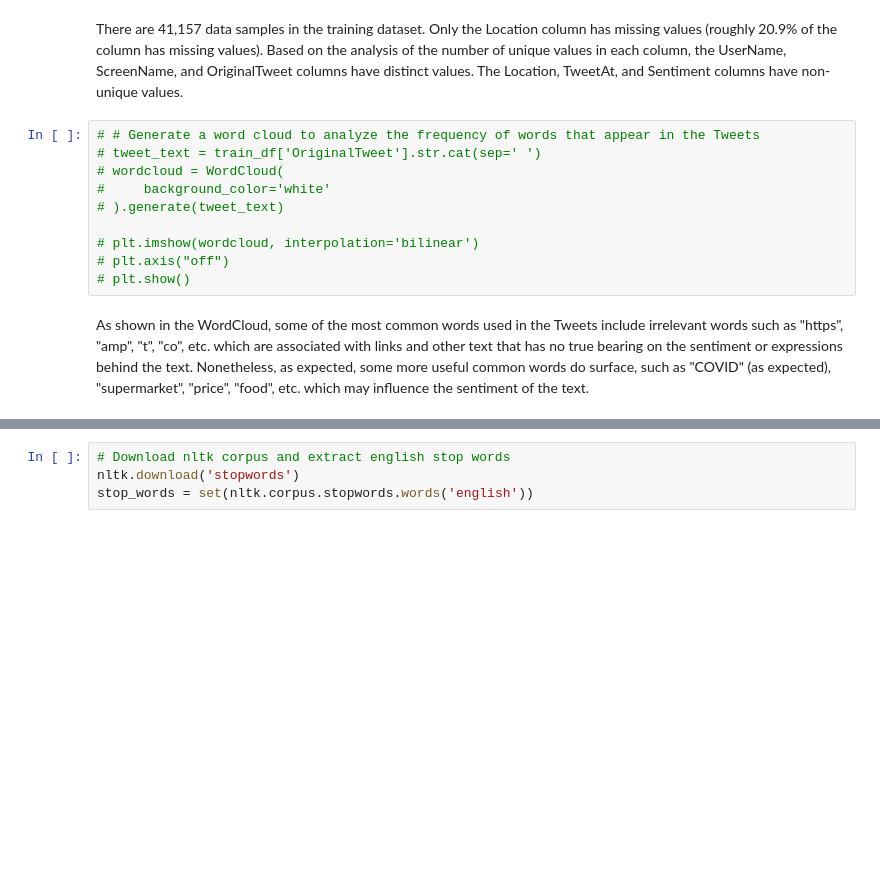
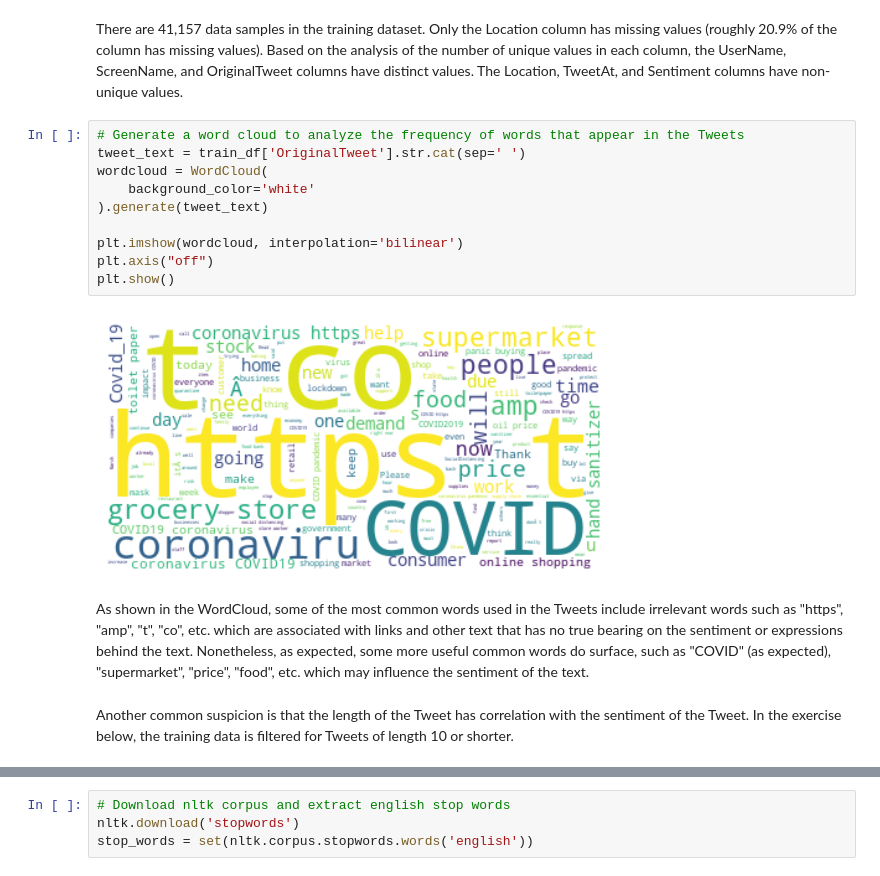
Before and after one commit to ALIENHZ1/ECE443_Term_Project, a Jupyter notebook: Covid/The_Sigmoid_Squad_Dataset4_3CLASSES.ipynb, the cells around one changed output, grey strips where cells are left out. Saved outputs shown, nothing was run; the diff lists cells and outputs as text; blank space fills up the shorter version.

```diff
--- a/Covid/The_Sigmoid_Squad_Dataset4_3CLASSES.ipynb
+++ b/Covid/The_Sigmoid_Squad_Dataset4_3CLASSES.ipynb
@@ -134,14 +134,18 @@ Number of duplicate samples: 0
 # %% [markdown]
 There are 41,157 data samples in the training dataset. Only the Location column has missing values (roughly 20.9% of the column has missing values). Based on the analysis of the number of unique values in each column, the UserName, ScreenName, and OriginalTweet columns have distinct values. The Location, TweetAt, and Sentiment columns have non-unique values.
 # %%
-# # Generate a word cloud to analyze the frequency of words that appear in the Tweets
-# tweet_text = train_df['OriginalTweet'].str.cat(sep=' ')
-# wordcloud = WordCloud(
-#     background_color='white'
-# ).generate(tweet_text)
+# Generate a word cloud to analyze the frequency of words that appear in the Tweets
+tweet_text = train_df['OriginalTweet'].str.cat(sep=' ')
+wordcloud = WordCloud(
+    background_color='white'
+).generate(tweet_text)
 
-# plt.imshow(wordcloud, interpolation='bilinear')
-# plt.axis("off")
-# plt.show()
+plt.imshow(wordcloud, interpolation='bilinear')
+plt.axis("off")
+plt.show()
+# %% [output]
+[figure, added]
 # %% [markdown]
 As shown in the WordCloud, some of the most common words used in the Tweets include irrelevant words such as "https", "amp", "t", "co", etc. which are associated with links and other text that has no true bearing on the sentiment or expressions behind the text. Nonetheless, as expected, some more useful common words do surface, such as "COVID" (as expected), "supermarket", "price", "food", etc. which may influence the sentiment of the text.
+# %% [markdown]
+Another common suspicion is that the length of the Tweet has correlation with the sentiment of the Tweet. In the exercise below, the training data is filtered for Tweets of length 10 or shorter.
```
Also changed, not shown: parts of 32 cells of this notebook.
